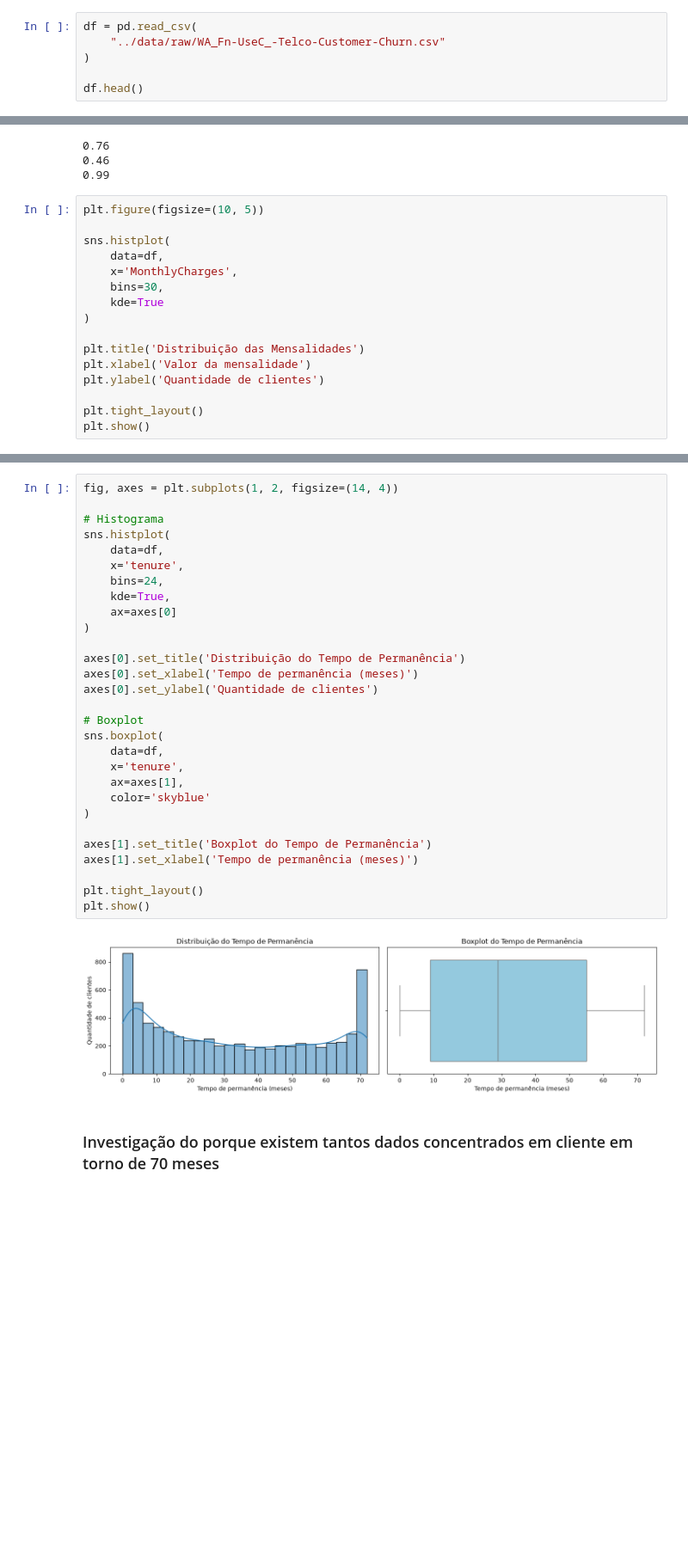
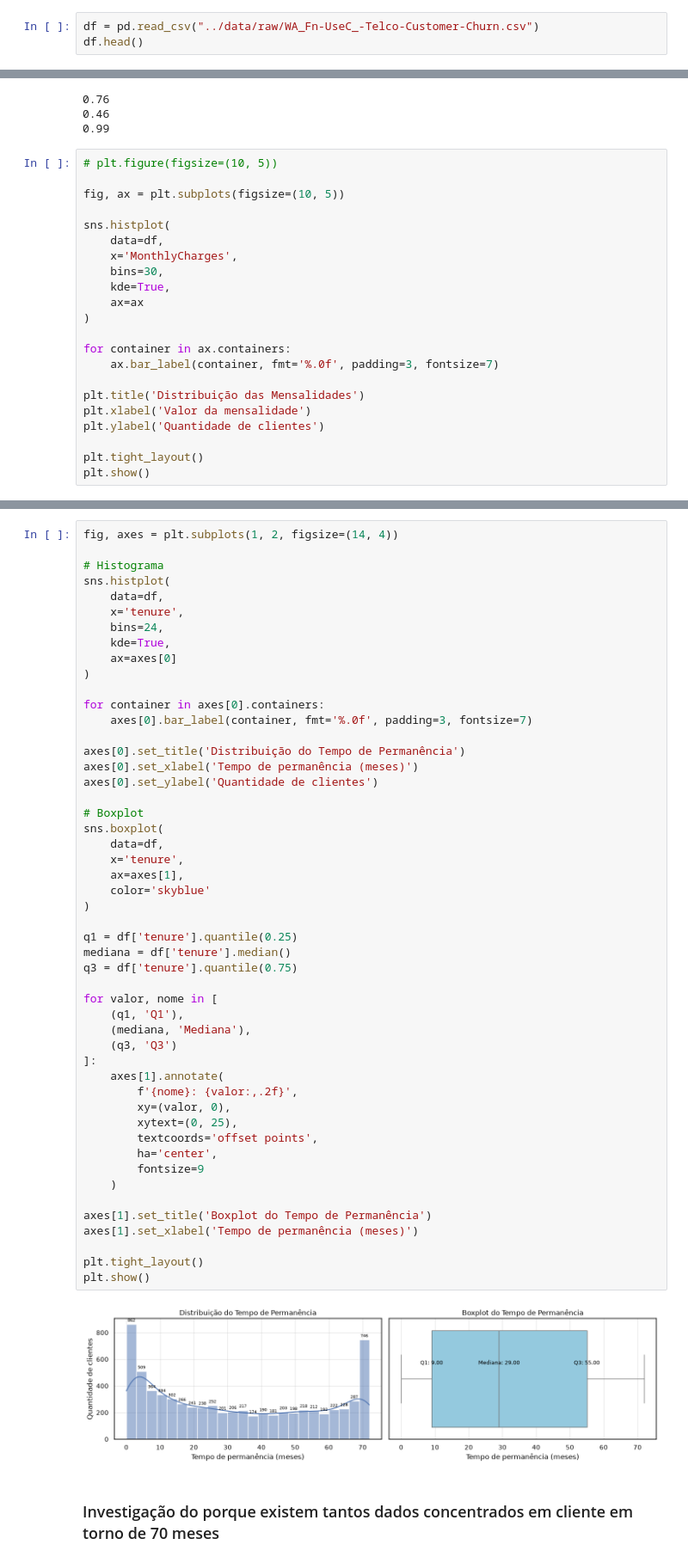
Before and after one commit to plorlando/estatistica-descritiva-telecom, a Jupyter notebook: notebooks/01_analise_descritiva.ipynb, the cells around one changed output, grey strips where cells are left out. Shown at 86% size. Cells and saved outputs as stored; diff of their text form; blank space fills up the shorter version.

```diff
--- a/notebooks/01_analise_descritiva.ipynb
+++ b/notebooks/01_analise_descritiva.ipynb
@@ -6,8 +21,5 @@ import seaborn as sns
 # %%
-df = pd.read_csv(
-    "../data/raw/WA_Fn-UseC_-Telco-Customer-Churn.csv"
-)
-
+df = pd.read_csv("../data/raw/WA_Fn-UseC_-Telco-Customer-Churn.csv")
 df.head()
 # %% [output]
 |  | customerID | gender | SeniorCitizen | Partner | Dependents | tenure | PhoneService | MultipleLines | ... |
@@ -165,14 +177,20 @@ print(cv_total.round(2))
 0.46
 0.99
 # %%
-plt.figure(figsize=(10, 5))
+# plt.figure(figsize=(10, 5))
+
+fig, ax = plt.subplots(figsize=(10, 5))
 
 sns.histplot(
     data=df,
     x='MonthlyCharges',
     bins=30,
-    kde=True
+    kde=True,
+    ax=ax
 )
+
+for container in ax.containers:
+    ax.bar_label(container, fmt='%.0f', padding=3, fontsize=7)
 
 plt.title('Distribuição das Mensalidades')
 plt.xlabel('Valor da mensalidade')
@@ -201,34 +240,55 @@ plt.show()
 # %%
 fig, axes = plt.subplots(1, 2, figsize=(14, 4))
 
 # Histograma
 sns.histplot(
     data=df,
     x='tenure',
     bins=24,
     kde=True,
     ax=axes[0]
 )
+
+for container in axes[0].containers:
+    axes[0].bar_label(container, fmt='%.0f', padding=3, fontsize=7)
 
 axes[0].set_title('Distribuição do Tempo de Permanência')
 axes[0].set_xlabel('Tempo de permanência (meses)')
 axes[0].set_ylabel('Quantidade de clientes')
 
 # Boxplot
 sns.boxplot(
     data=df,
     x='tenure',
     ax=axes[1],
     color='skyblue'
 )
 
+q1 = df['tenure'].quantile(0.25)
+mediana = df['tenure'].median()
+q3 = df['tenure'].quantile(0.75)
+
+for valor, nome in [
+    (q1, 'Q1'),
+    (mediana, 'Mediana'),
+    (q3, 'Q3')
+]:
+    axes[1].annotate(
+        f'{nome}: {valor:,.2f}',
+        xy=(valor, 0),
+        xytext=(0, 25),
+        textcoords='offset points',
+        ha='center',
+        fontsize=9
+    )
+
 axes[1].set_title('Boxplot do Tempo de Permanência')
 axes[1].set_xlabel('Tempo de permanência (meses)')
 
 plt.tight_layout()
 plt.show()
 # %% [output]
-[figure, old version]
+[figure, new version]
 # %% [markdown]
 ### Investigação do porque existem tantos dados concentrados em cliente em torno de 70 meses
 # %%
```
Also changed, not shown: parts of 5 cells of this notebook.
